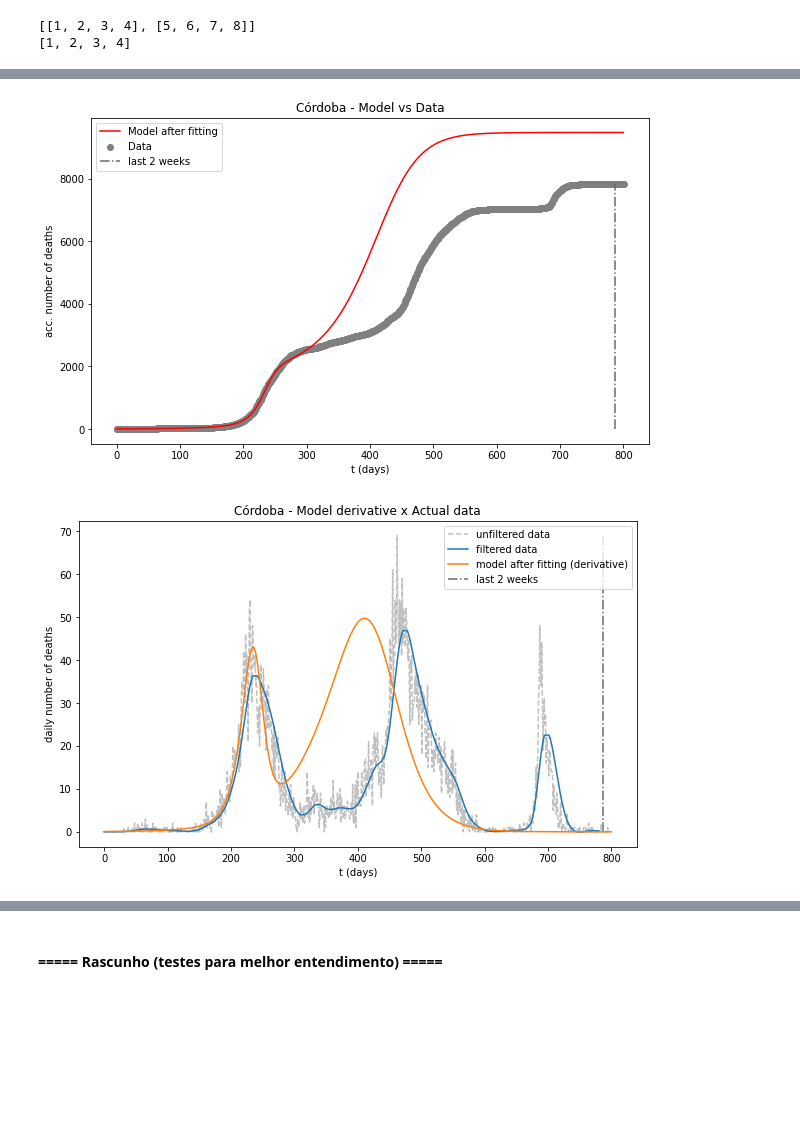
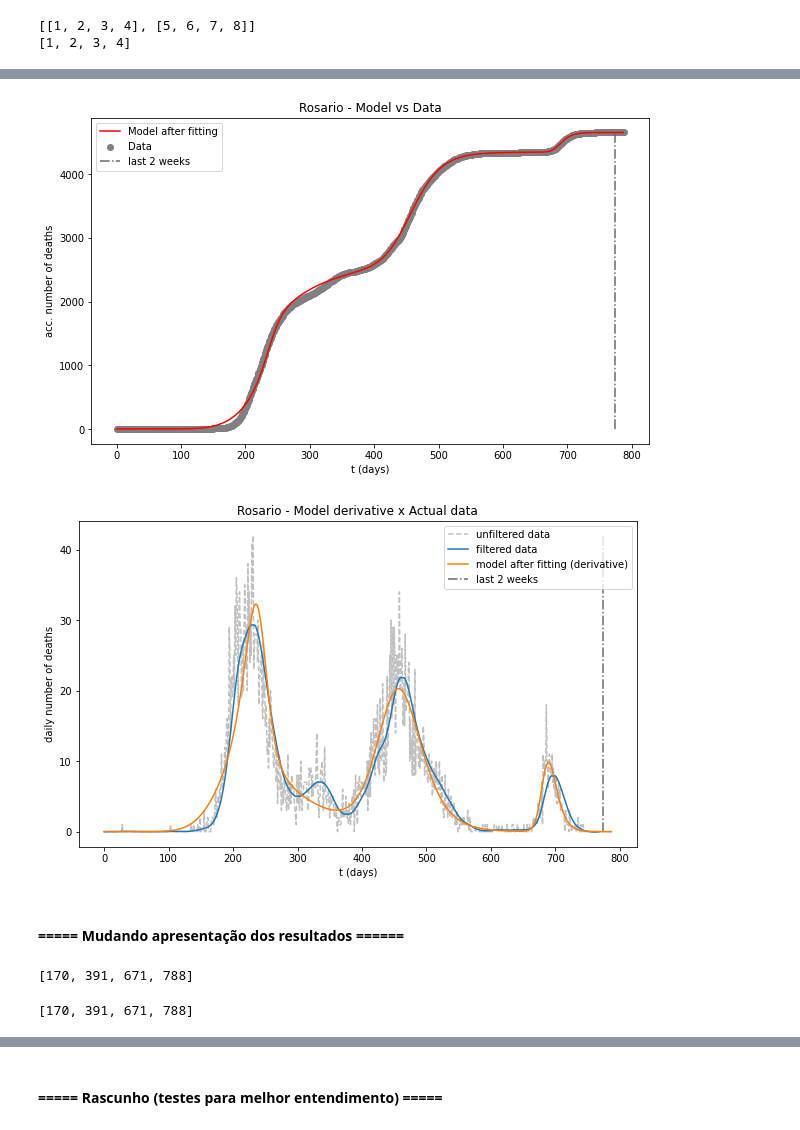
Before and after one commit to fpelogia/epid-models, a Jupyter notebook: optimize_obitos_arg.ipynb, the cells around one changed output, grey strips where cells are left out. Cells and saved outputs as stored; diff of their text form; code cells hidden in the pictures; blank space fills up the shorter version.

```diff
--- a/optimize_obitos_arg.ipynb
+++ b/optimize_obitos_arg.ipynb
@@ -12,11 +12,11 @@ from sigmoid import f_t, deriv_f_t
 from new_wave import new_wave_detection, filter_data, forward_euler
 # %%
 #import data
-data = pd.read_csv("Datasets/cordoba_obitos.csv")
-city_name = 'Córdoba'
+data = pd.read_csv("Datasets/rosario_obitos.csv")
+city_name = 'Rosario'
 acc_data = data.cumulative_deceased
 normalized_acc_data = acc_data / max(acc_data)
-t = np.linspace(0, len(acc_data), len(acc_data))
+t = np.linspace(1, len(acc_data), len(acc_data))
 
 # for the "one wave" tests
 model = f_t
@@ -446,20 +429,20 @@ Step 1
 # %%
-n_sig = 5
+n_sig = 4
 plt.figure(figsize=(10,6))
 #plt.xlim(len(acc_data) - 7*n_weeks_pred, len(acc_data))
 plt.title(f'{city_name} - Model vs Data')
 plt.scatter(t, acc_data, label='Data', c='gray')
 plt.vlines(len(acc_data) - 7*n_weeks_pred, 0, max(acc_data), colors='dimgray', linestyles='dashdot', zorder=1, label=f"last {n_weeks_pred} weeks")
 n_days = len(acc_data)
 plt.plot(model(t, A, tp, delta, nu), label='Model after fitting', c='r')
 plt.xlabel('t (days)')
 plt.ylabel('acc. number of deaths')
 plt.legend()
 plt.savefig(f'output/005', facecolor='white', dpi=100)
 plt.show()
 n_days = len(acc_data) -7*n_weeks_pred
 # %% [output]
-[figure, old version]
+[figure, new version]
 # %%
 #n_days = len(acc_data) - 7*n_weeks_pred
 n_days = len(acc_data)
@@ -481,4 +464,16 @@ plt.savefig(f'output/{city_name}_der', facecolor='white', dpi=100)
 plt.legend()
 plt.show()
 # %% [output]
-[figure, old version]
+[figure, new version]
+# %% [markdown]
+#### ===== Mudando apresentação dos resultados ======
+# %%
+x_nw_orig = x_nw
+x_nw.append(len(acc_data))
+print(x_nw)
+# %% [output]
+[170, 391, 671, 788]
+# %%
+print(x_nw)
+# %% [output]
+[170, 391, 671, 788]
```
Also changed, not shown: parts of 10 cells of this notebook, 14 other files.
